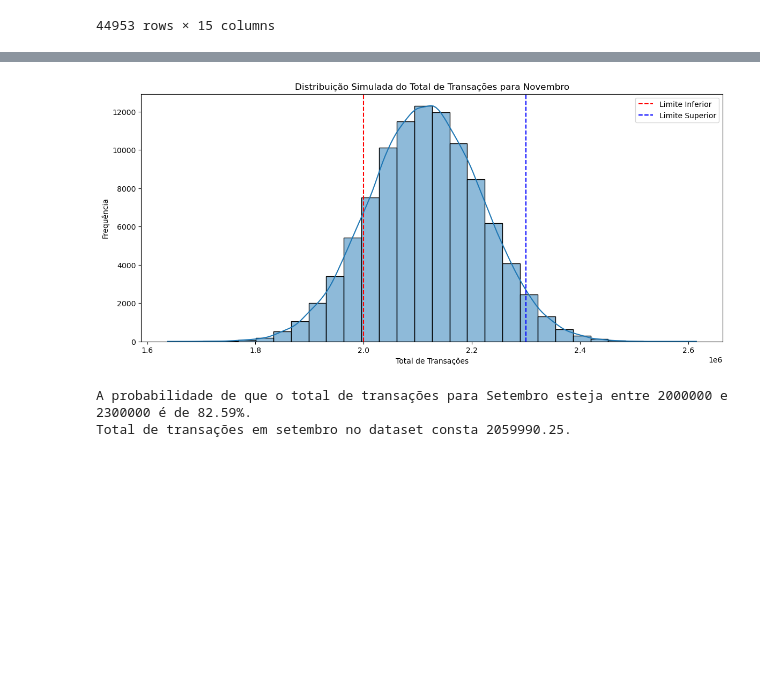
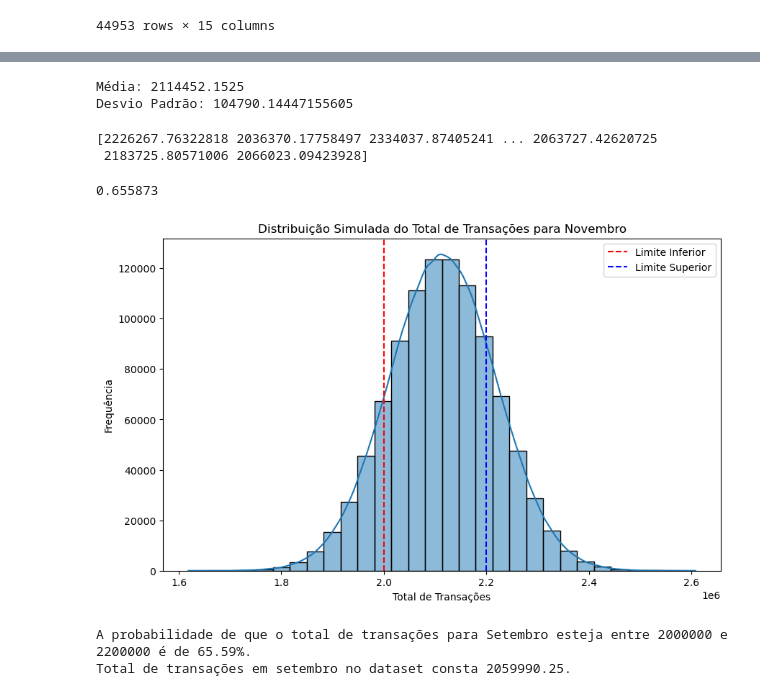
Before and after one commit to CesarMancioSilva/poo_monte_carlo, a Jupyter notebook: csv_file.ipynb, the cells around one changed output, grey strips where cells are left out. Saved outputs shown, nothing was run; the diff lists cells and outputs as text; code cells hidden in the pictures; blank space fills up the shorter version.

```diff
--- a/csv_file.ipynb
+++ b/csv_file.ipynb
@@ -156,7 +156,7 @@ Adicionando coluna "Faixa de Valor" ao Dataframe
 total_mes = data.groupby("Mes Nome")['Transaction Amount'].sum()
 display(total_mes)
 
-ordem_meses = ['Janeiro', 'Fevereiro', 'Março', 'Abril', 'Maio', 'Junho', 'Julho', 'Agosto', 'Setembro', 'Outubro','Novembro','Dezembro']
+ordem_meses = ['Janeiro', 'Fevereiro', 'Março', 'Abril', 'Maio', 'Junho', 'Julho', 'Agosto', 'Setembro', 'Outubro']
 data['Mes Nome'] = pd.Categorical(data['Mes Nome'], categories=ordem_meses, ordered=True)
 
 plt.figure(figsize=(14, 6))
@@ -182,45 +218,49 @@ Name: Transaction Amount, dtype: float64
+# %%
+# Calcular a média e o desvio padrão das somas mensais
+media_mensal = transacoes_mensais.mean()
+desvio_padrao_mensal = transacoes_mensais.std()
+
+print(f'Média: {media_mensal}')
+print(f'Desvio Padrão: {desvio_padrao_mensal}')
+# %% [output]
+Média: 2114452.1525
+Desvio Padrão: 104790.14447155605
+# %%
+# Número de simulações
+num_simulacoes = 1000000
+# Simulando a soma de transações para o próximo mês (novembro) usando distribuição normal
+somas_simuladas = np.random.normal(loc=media_mensal, scale=desvio_padrao_mensal, size=num_simulacoes)
+
+print(somas_simuladas)
+# %% [output]
+[2226267.76322818 2036370.17758497 2334037.87405241 ... 2063727.42620725
+ 2183725.80571006 2066023.09423928]
+# %%
+
+# Definir uma faixa específica (exemplo: entre 1500000 e 2500000)
+faixa_especifica = (2000000, 2200000)
+# Calcular a probabilidade de a soma cair dentro dessa faixa
+probabilidade_faixa = np.sum((somas_simuladas >= faixa_especifica[0]) & (somas_simuladas <= faixa_especifica[1])) / num_simulacoes
+
+probabilidade_faixa
+# %% [output]
+0.655873
 # %%
-
-# Agrupar os dados por mês e somar as transações de cada mês
-transacoes_mensais = data.groupby('Mes Nome')['Transaction Amount'].sum()
-
-# Ordenando os meses corretamente (pelo nome)
-meses_ordenados = ['Janeiro', 'Fevereiro', 'Março', 'Abril', 'Maio', 'Junho', 'Julho', 'Agosto', 'Setembro', 'Outubro']
-transacoes_mensais = transacoes_mensais.reindex(meses_ordenados)
-transacoes_mensais = transacoes_mensais.drop('Outubro')
-transacoes_mensais = transacoes_mensais.drop('Setembro')
-
-# Calcular a média e o desvio padrão das somas mensais
-media_mensal = transacoes_mensais.mean()
-desvio_padrao_mensal = transacoes_mensais.std()
-
-# Número de simulações
-num_simulacoes = 100000
-
-# Simulando a soma de transações para o próximo mês (novembro) usando distribuição normal
-somas_simuladas = np.random.normal(loc=media_mensal, scale=desvio_padrao_mensal, size=num_simulacoes)
-
-# Definir uma faixa específica (exemplo: entre 1500000 e 2500000)
-faixa_especifica = (2000000, 2300000)
-
-# Calcular a probabilidade de a soma cair dentro dessa faixa
-probabilidade_faixa = np.sum((somas_simuladas >= faixa_especifica[0]) & (somas_simuladas <= faixa_especifica[1])) / num_simulacoes
-
 # Visualizar os resultados em um gráfico de histograma
-plt.figure(figsize=(14, 6))
+plt.figure(figsize=(10, 6))
 sns.histplot(somas_simuladas, bins=30, kde=True)
 plt.axvline(faixa_especifica[0], color='red', linestyle='--', label='Limite Inferior')
 plt.axvline(faixa_especifica[1], color='blue', linestyle='--', label='Limite Superior')
 plt.title('Distribuição Simulada do Total de Transações para Novembro')
 plt.xlabel('Total de Transações')
 plt.ylabel('Frequência')
 plt.legend()
 plt.show()
 
 # Imprimir o resultado da probabilidade
 print(f"A probabilidade de que o total de transações para Setembro esteja entre {faixa_especifica[0]} e {faixa_especifica[1]} é de {probabilidade_faixa:.2%}.")
 print(f"Total de transações em setembro no dataset consta {data.query('Mes==9')['Transaction Amount'].sum()}.")
 # %% [output]
-[figure, old version]
+[figure, new version]
-A probabilidade de que o total de transações para Setembro esteja entre 2000000 e 2300000 é de 82.59%.
+A probabilidade de que o total de transações para Setembro esteja entre 2000000 e 2200000 é de 65.59%.
 Total de transações em setembro no dataset consta 2059990.25.
```
Also changed, not shown: parts of 3 cells of this notebook, 1 other file.
